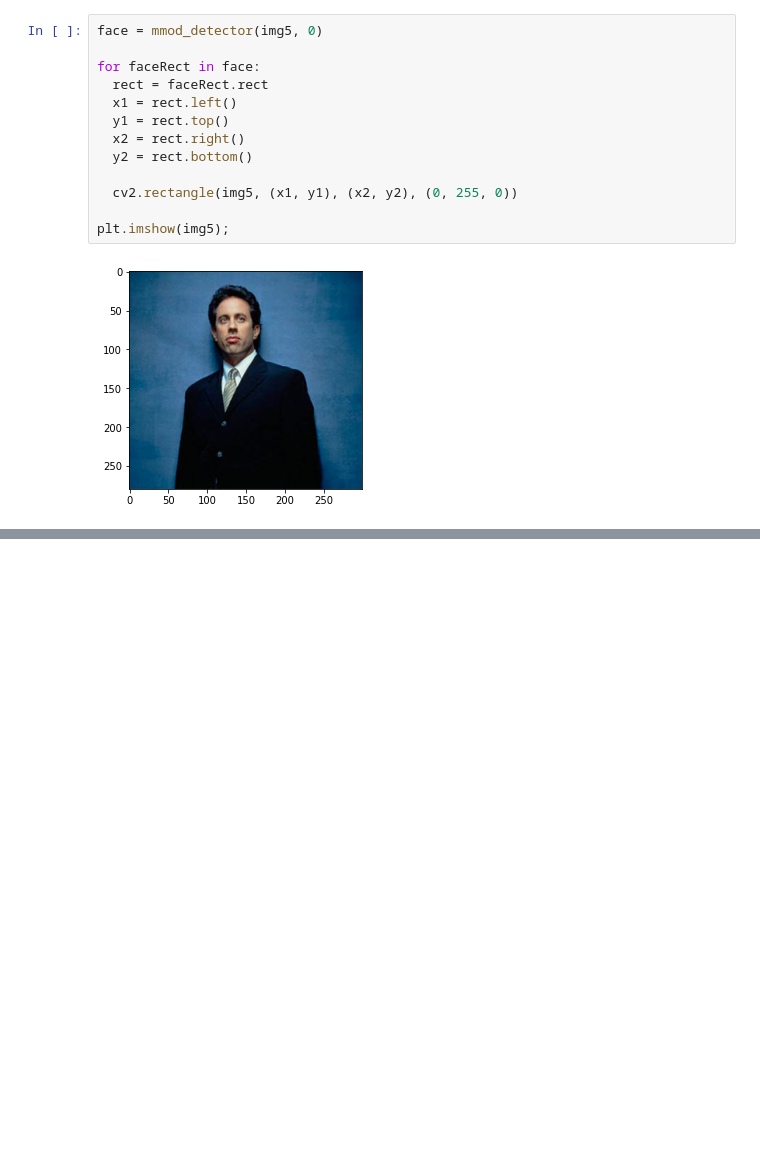
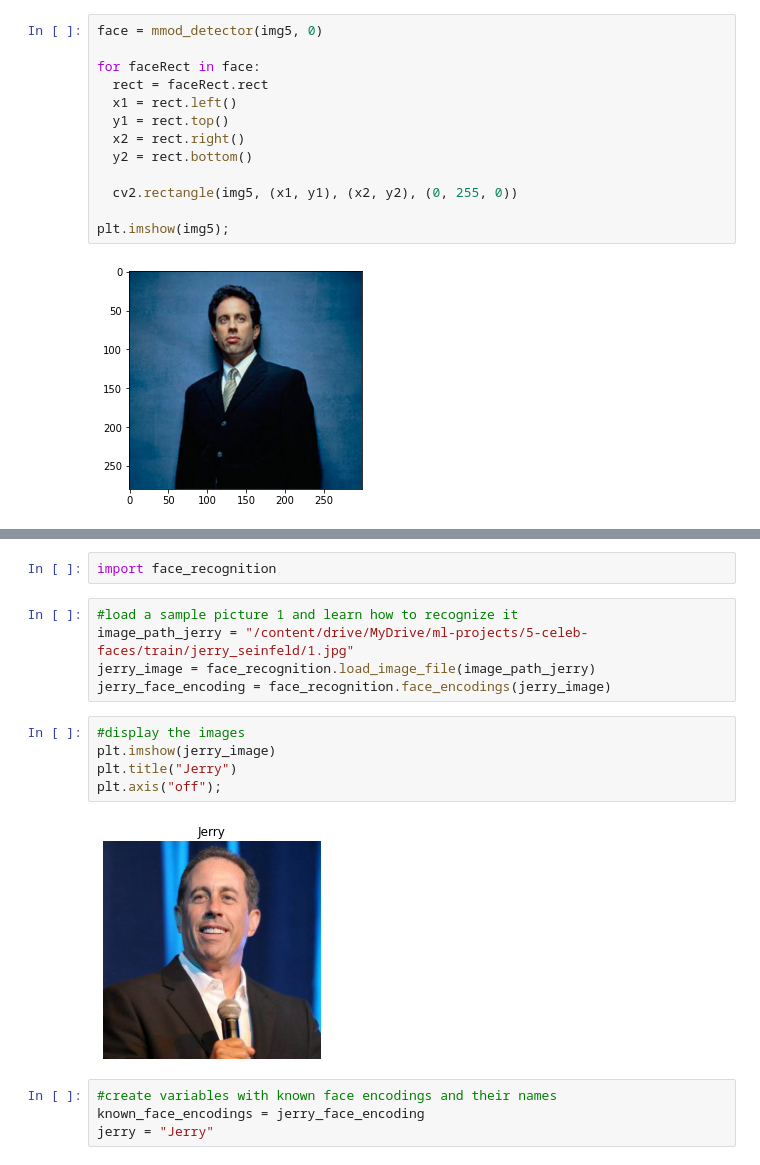
Before and after one commit to Coyote-Schmoyote/face-detection-dlib, a Jupyter notebook: face_detection_project.ipynb, the cells around one changed output, grey strips where cells are left out. Drawn from its saved outputs; the diff is of its cells as text; blank space fills up the shorter version.

Commit message:
added face recognition part

```diff
--- a/face_detection_project.ipynb
+++ b/face_detection_project.ipynb
@@ -355,0 +436,18 @@ detect_landmarks(img6)
+# %%
+import face_recognition
+# %%
+#load a sample picture 1 and learn how to recognize it
+image_path_jerry = "/content/drive/MyDrive/ml-projects/5-celeb-faces/train/jerry_seinfeld/1.jpg"
+jerry_image = face_recognition.load_image_file(image_path_jerry)
+jerry_face_encoding = face_recognition.face_encodings(jerry_image)
+# %%
+#display the images
+plt.imshow(jerry_image)
+plt.title("Jerry")
+plt.axis("off");
+# %% [output]
+[figure, added]
+# %%
+#create variables with known face encodings and their names
+known_face_encodings = jerry_face_encoding
+jerry = "Jerry"
```
Also changed, not shown: parts of 44 cells of this notebook.
